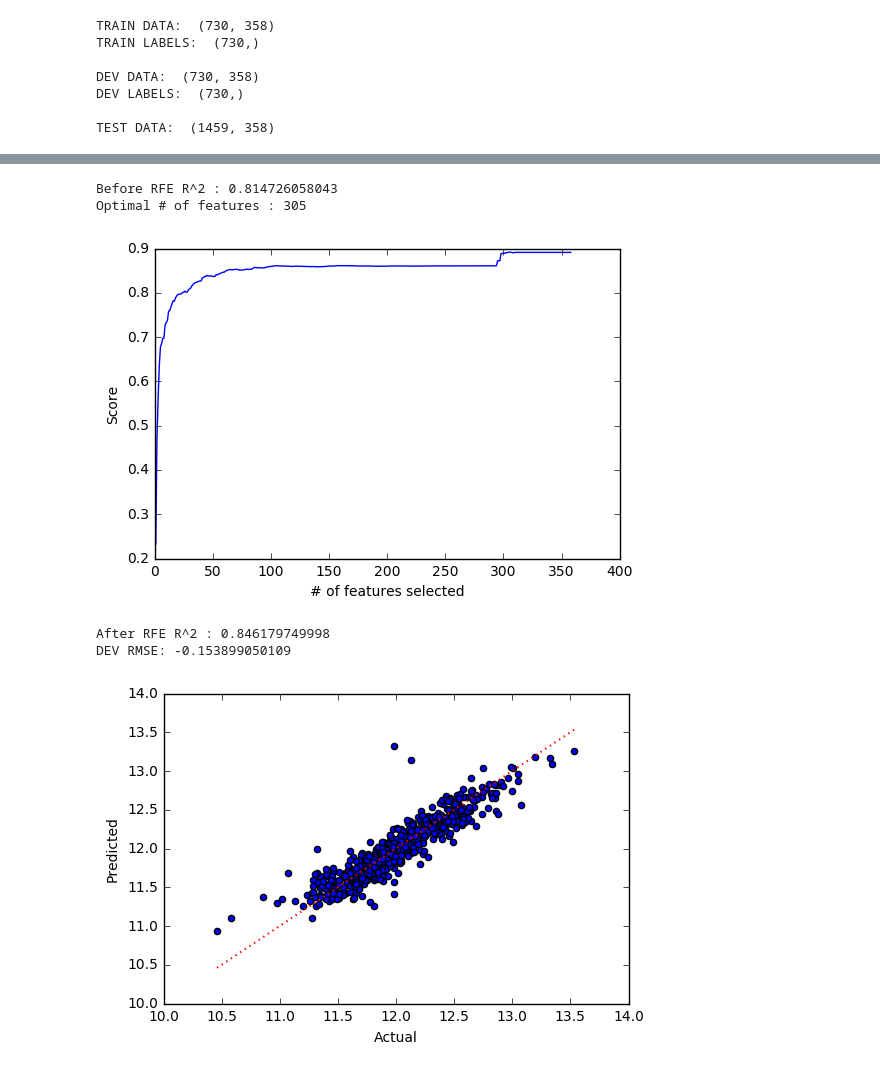
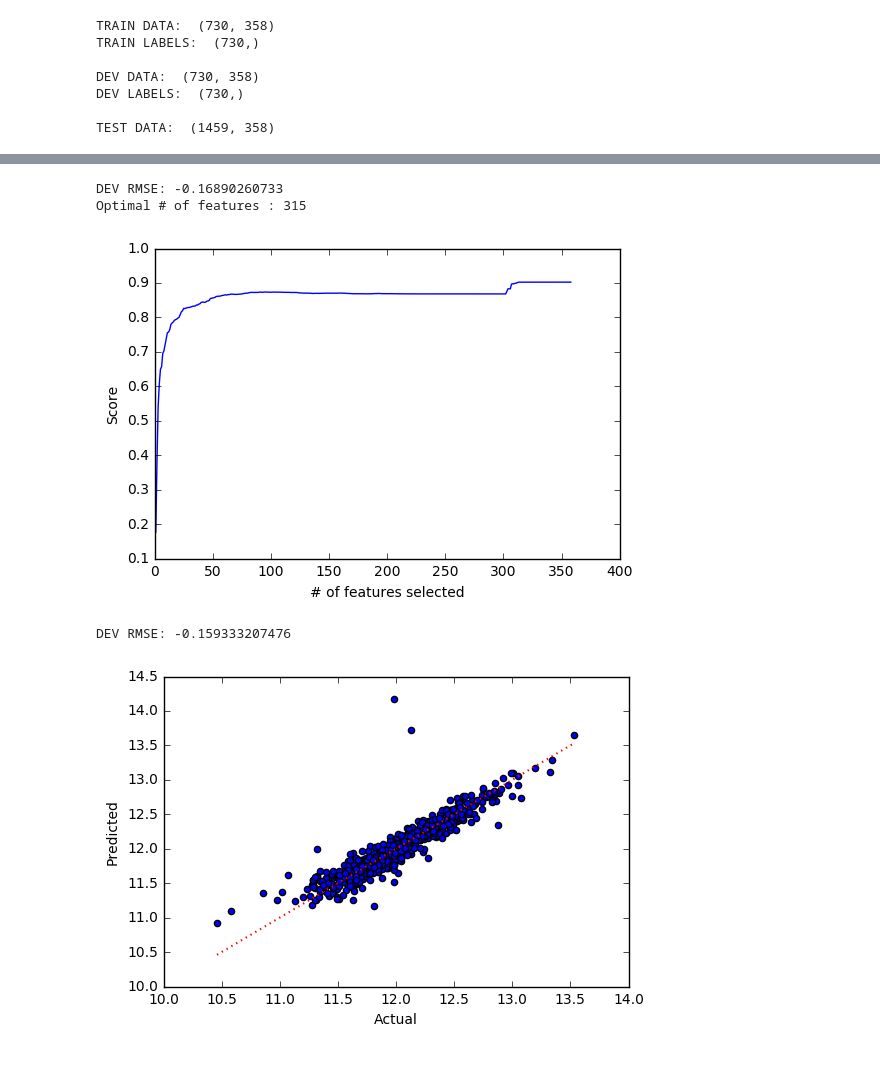
Before and after one commit to kctobin/207, a Jupyter notebook: RealEstateFinal - 3a Linear Models.ipynb, the cells around one changed output, grey strips where cells are left out. Saved outputs shown, nothing was run; the diff lists cells and outputs as text; code cells hidden in the pictures.

```diff
--- a/RealEstateFinal - 3a Linear Models.ipynb
+++ b/RealEstateFinal - 3a Linear Models.ipynb
@@ -110,45 +109,44 @@ DEV RMSE: -0.196842039821
 
 clf = Ridge(alpha=10)
 clf.fit(train, train_labels)
-print("Before RFE R^2 : " + str(clf.score(dev, dev_labels)))
+rmse = -np.sqrt(mean_squared_error(clf.predict(dev), dev_labels))
+print("DEV RMSE: " + str(rmse))
 
-rfecv = RFECV(estimator=clf, step=1, cv=2)
+rfecv = RFECV(estimator=clf, step=1, cv=3)
 rfecv.fit(train, train_labels)
 print("Optimal # of features : %d" % rfecv.n_features_)
 
 plt.figure()
 plt.xlabel("# of features selected")
 plt.ylabel("Score")
 plt.plot(range(1, len(rfecv.grid_scores_) + 1), rfecv.grid_scores_)
 plt.show()
 
 feature_mask = rfecv.ranking_ == 1
 local_dev = dev.iloc[:, feature_mask].copy()
 local_train = train.iloc[:, feature_mask].copy()
 clf.fit(local_train, train_labels)
-print("After RFE R^2 : " + str(clf.score(local_dev, dev_labels)))
 
 dev_predict = clf.predict(local_dev)
 rmse = -np.sqrt(mean_squared_error(dev_predict, dev_labels))
 print("DEV RMSE: " + str(rmse))
 Ridge_dev_predict = dev_predict
 
 fig, ax = plt.subplots()
 ax.scatter(dev_labels, Ridge_dev_predict)
 ax.plot([dev_labels.min(), dev_labels.max()], [dev_labels.min(), dev_labels.max()], 'r:', linewidth=1.5, lw=4)
 ax.set_xlabel('Actual')
 ax.set_ylabel('Predicted')
 plt.show()
 
 local_test= test.iloc[:, feature_mask].copy()
 Ridge_test_predict = clf.predict(local_test)
 # %% [output]
-Before RFE R^2 : 0.814726058043
-Optimal # of features : 305
+DEV RMSE: -0.16890260733
+Optimal # of features : 315
-[figure, old version]
+[figure, new version]
-After RFE R^2 : 0.846179749998
-DEV RMSE: -0.153899050109
+DEV RMSE: -0.159333207476
-[figure, old version]
+[figure, new version]
 # %%
 ### Lasso Regression
 
```
Also changed, not shown: parts of 3 cells of this notebook, 2 other files.
